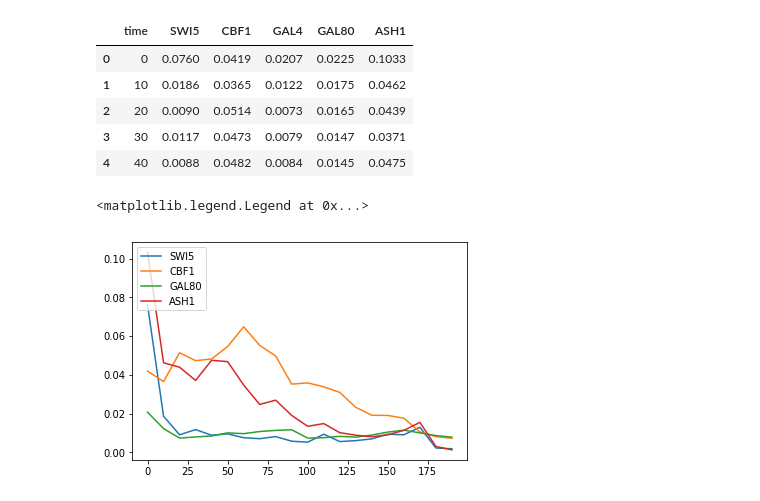
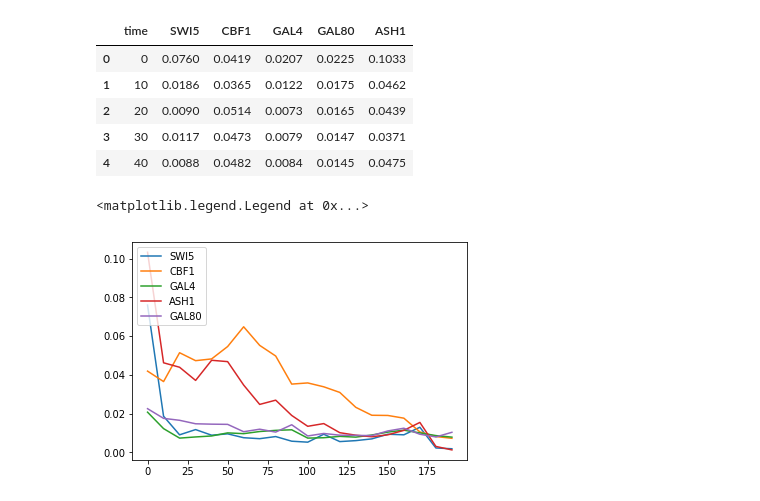
Before and after one commit to clgch/gene-regulatory-network-learning, a Jupyter notebook: Assignement 1.ipynb, the cells around one changed output. Drawn from its saved outputs; the diff is of its cells as text; code cells hidden in the pictures.

```diff
--- a/Assignement 1.ipynb
+++ b/Assignement 1.ipynb
@@ -19,12 +19,14 @@ df.head()
 # %%
 # Ploting the datas
 t = df["time"]
 plt.plot(t,df['SWI5'],label='SWI5')
 plt.plot(t,df['CBF1'],label='CBF1')
-plt.plot(t,df['GAL4'],label='GAL80')
+plt.plot(t,df['GAL4'],label='GAL4')
 plt.plot(t,df['ASH1'],label='ASH1')
+plt.plot(t,df['GAL80'],label='GAL80')
+
 
 plt.legend(loc='upper left')
 # %% [output]
 <matplotlib.legend.Legend at 0x...>
-[figure, old version]
+[figure, new version]
```
Also changed, not shown: parts of 2 cells of this notebook.
